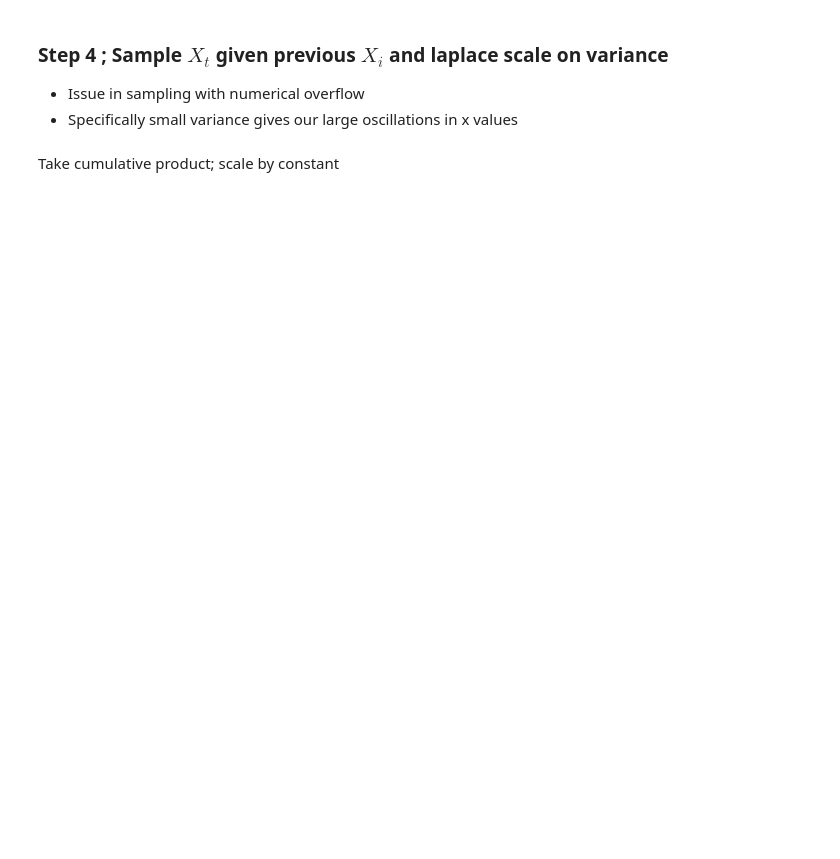
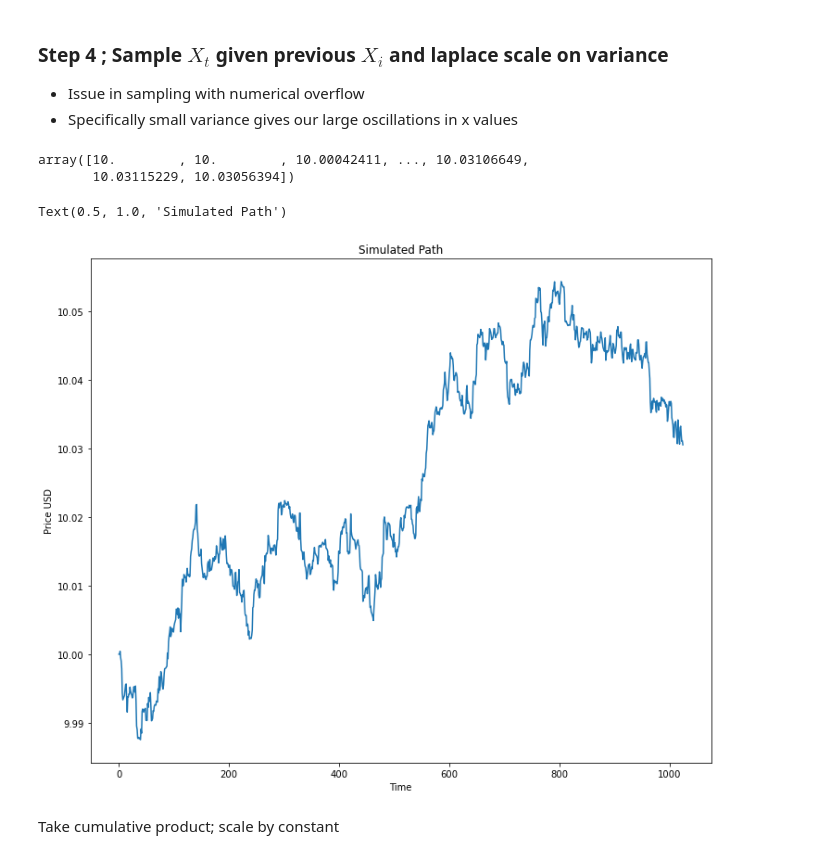
Before and after one commit to jasonbohne123/Adaptive_Signal_Estimation, a Jupyter notebook: Lasso_CPD/Simulations.ipynb, the cells around one changed output. Cells and saved outputs as stored; diff of their text form; code cells hidden in the pictures; blank space fills up the shorter version.

```diff
--- a/Lasso_CPD/Simulations.ipynb
+++ b/Lasso_CPD/Simulations.ipynb
@@ -101,2 +135,5 @@ def sample_price_series(sparse_params,variance=1,init=0):
 # %%
-price_series=sample_price_series(sparse_samples,variance=0.1,init=100)
+price_series,mus,scales=sample_price_series(sparse_samples,variance=0.01,init=10)
+# %% [output]
+array([10.        , 10.        , 10.00042411, ..., 10.03106649,
+       10.03115229, 10.03056394])
@@ -109,3 +140,12 @@ plt.ylabel("Price")
+# %%
+fig,ax=plt.subplots(figsize=(12,10))
+plt.plot(price_series)
+plt.xlabel("Time")
+plt.ylabel("Price USD")
+plt.title("Simulated Path")
+# %% [output]
+Text(0.5, 1.0, 'Simulated Path')
+[figure, added]
 # %% [markdown]
 Take cumulative product; scale by constant
 # %%
```
Also changed, not shown: parts of 22 cells of this notebook.
